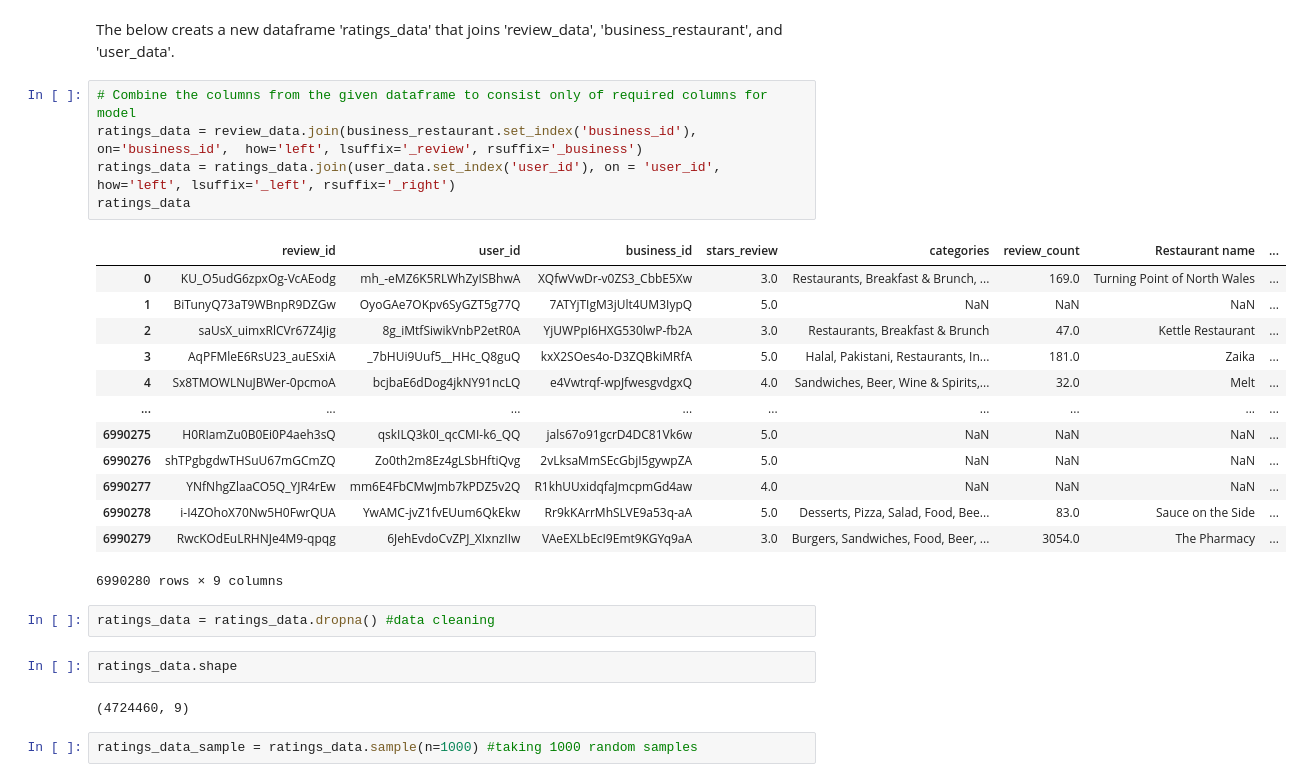
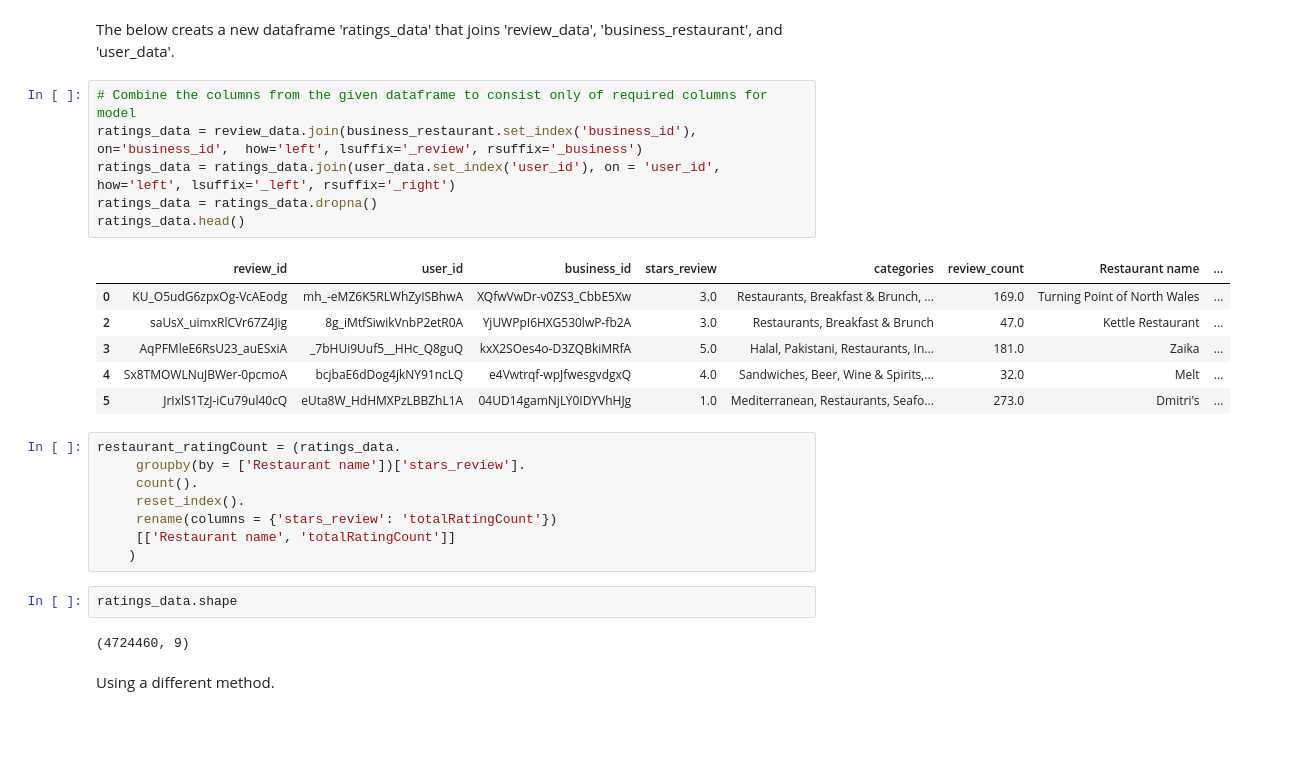
Before and after one commit to alont01/Restaurant_Recommendation, a Jupyter notebook: restaurant-recommendation.ipynb, the cells around one changed output. Cells and saved outputs as stored; diff of their text form; blank space fills up the shorter version.

Commit message:
Add files via upload
Using a different kind of KNN from the original one.

```diff
--- a/restaurant-recommendation.ipynb
+++ b/restaurant-recommendation.ipynb
@@ -242,28 +193,28 @@ The below creats a new dataframe 'ratings_data' that joins 'review_data', 'busin
 # %%
 # Combine the columns from the given dataframe to consist only of required columns for model
 ratings_data = review_data.join(business_restaurant.set_index('business_id'), on='business_id',  how='left', lsuffix='_review', rsuffix='_business')
 ratings_data = ratings_data.join(user_data.set_index('user_id'), on = 'user_id', how='left', lsuffix='_left', rsuffix='_right')
-ratings_data
+ratings_data = ratings_data.dropna()
+ratings_data.head()
 # %% [output]
 |  | review_id | user_id | business_id | stars_review | categories | review_count | Restaurant name | ... |
 | 0 | KU_O5udG6zpxOg-VcAEodg | mh_-eMZ6K5RLWhZyISBhwA | XQfwVwDr-v0ZS3_CbbE5Xw | 3.0 | Restaurants, Breakfast & Brunch, ... | 169.0 | Turning Point of North Wales | ... |
-| 1 | BiTunyQ73aT9WBnpR9DZGw | OyoGAe7OKpv6SyGZT5g77Q | 7ATYjTIgM3jUlt4UM3IypQ | 5.0 | NaN | NaN | NaN | ... |
 | 2 | saUsX_uimxRlCVr67Z4Jig | 8g_iMtfSiwikVnbP2etR0A | YjUWPpI6HXG530lwP-fb2A | 3.0 | Restaurants, Breakfast & Brunch | 47.0 | Kettle Restaurant | ... |
 | 3 | AqPFMleE6RsU23_auESxiA | _7bHUi9Uuf5__HHc_Q8guQ | kxX2SOes4o-D3ZQBkiMRfA | 5.0 | Halal, Pakistani, Restaurants, In... | 181.0 | Zaika | ... |
 | 4 | Sx8TMOWLNuJBWer-0pcmoA | bcjbaE6dDog4jkNY91ncLQ | e4Vwtrqf-wpJfwesgvdgxQ | 4.0 | Sandwiches, Beer, Wine & Spirits,... | 32.0 | Melt | ... |
-| ... | ... | ... | ... | ... | ... | ... | ... | ... |
-| 6990275 | H0RIamZu0B0Ei0P4aeh3sQ | qskILQ3k0I_qcCMI-k6_QQ | jals67o91gcrD4DC81Vk6w | 5.0 | NaN | NaN | NaN | ... |
-| 6990276 | shTPgbgdwTHSuU67mGCmZQ | Zo0th2m8Ez4gLSbHftiQvg | 2vLksaMmSEcGbjI5gywpZA | 5.0 | NaN | NaN | NaN | ... |
-| 6990277 | YNfNhgZlaaCO5Q_YJR4rEw | mm6E4FbCMwJmb7kPDZ5v2Q | R1khUUxidqfaJmcpmGd4aw | 4.0 | NaN | NaN | NaN | ... |
-| 6990278 | i-I4ZOhoX70Nw5H0FwrQUA | YwAMC-jvZ1fvEUum6QkEkw | Rr9kKArrMhSLVE9a53q-aA | 5.0 | Desserts, Pizza, Salad, Food, Bee... | 83.0 | Sauce on the Side | ... |
-| 6990279 | RwcKOdEuLRHNJe4M9-qpqg | 6JehEvdoCvZPJ_XIxnzIIw | VAeEXLbEcI9Emt9KGYq9aA | 3.0 | Burgers, Sandwiches, Food, Beer, ... | 3054.0 | The Pharmacy | ... |
+| 5 | JrIxlS1TzJ-iCu79ul40cQ | eUta8W_HdHMXPzLBBZhL1A | 04UD14gamNjLY0IDYVhHJg | 1.0 | Mediterranean, Restaurants, Seafo... | 273.0 | Dmitri's | ... |
-6990280 rows × 9 columns
-# %%
-ratings_data = ratings_data.dropna() #data cleaning
+# %%
+restaurant_ratingCount = (ratings_data.
+     groupby(by = ['Restaurant name'])['stars_review'].
+     count().
+     reset_index().
+     rename(columns = {'stars_review': 'totalRatingCount'})
+     [['Restaurant name', 'totalRatingCount']]
+    )
 # %%
 ratings_data.shape
 # %% [output]
 (4724460, 9)
-# %%
-ratings_data_sample = ratings_data.sample(n=1000) #taking 1000 random samples
+# %% [markdown]
+Using a different method.
 # %%
```
Also changed, not shown: parts of 30 cells of this notebook.
